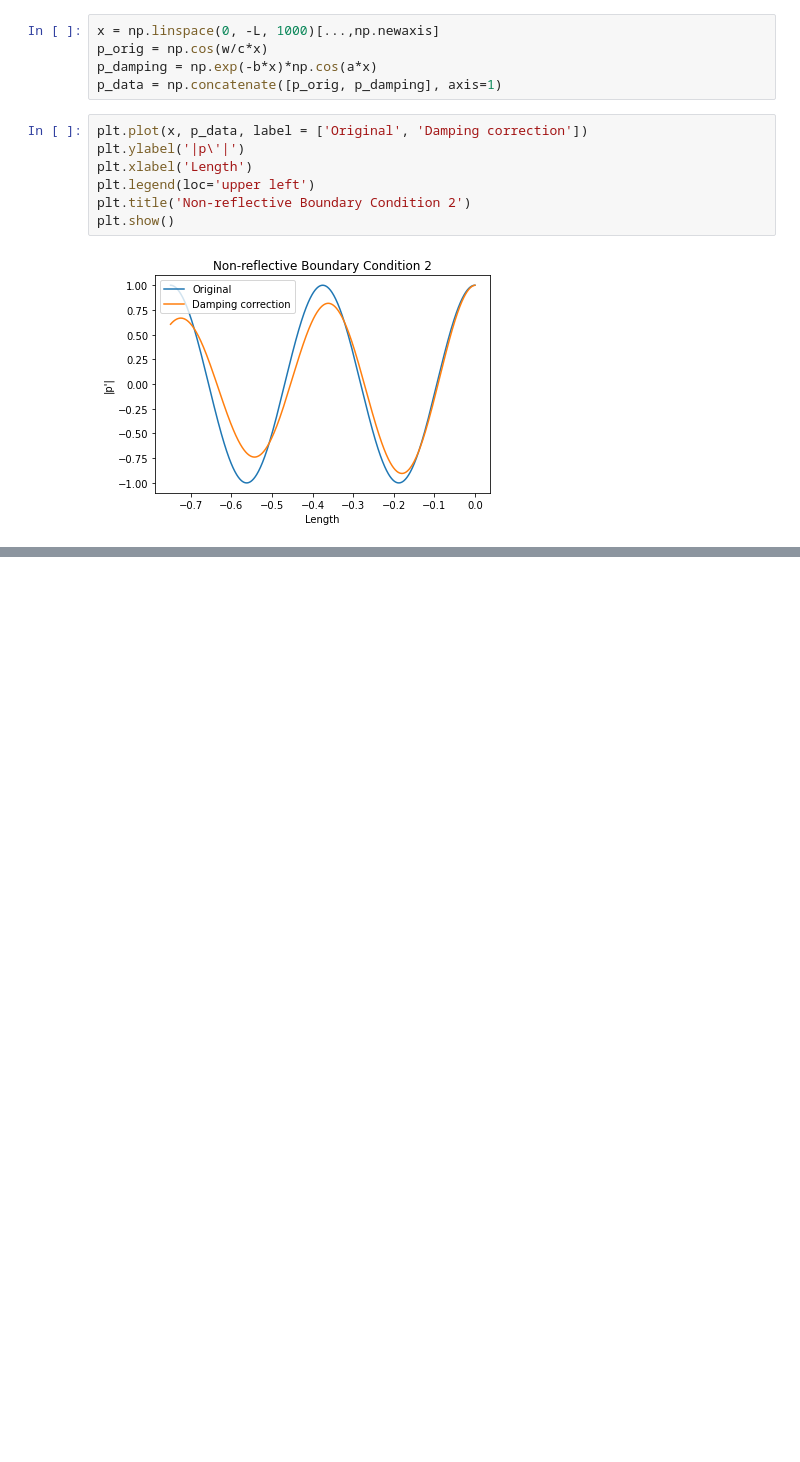
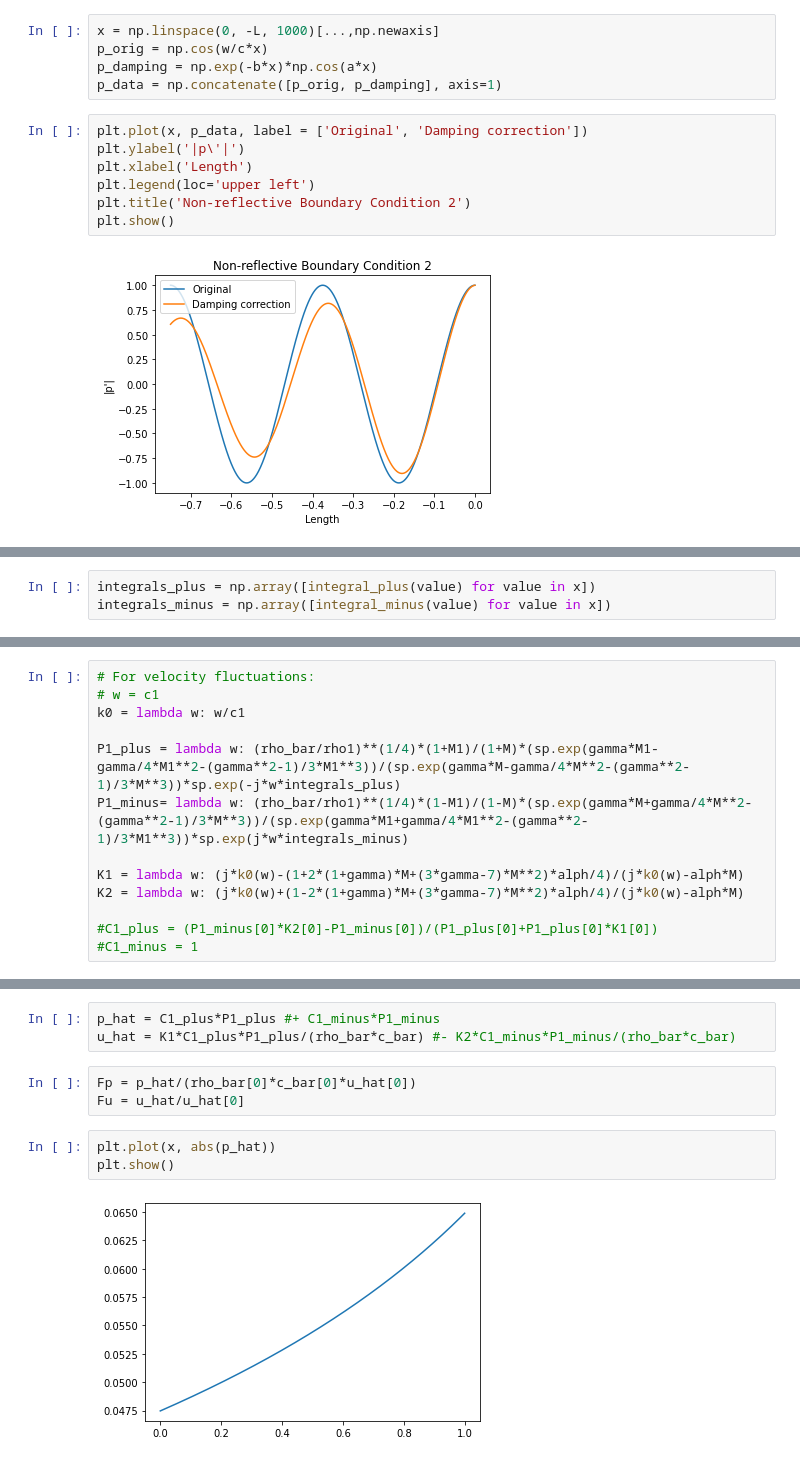
Before and after one commit to kyubin-l/fyp, a Jupyter notebook: acoustic-modes.ipynb, the cells around one changed output, grey strips where cells are left out. Drawn from its saved outputs; the diff is of its cells as text; blank space fills up the shorter version.

```diff
--- a/acoustic-modes.ipynb
+++ b/acoustic-modes.ipynb
@@ -169,0 +267,3 @@ plt.show()
+# %%
+integrals_plus = np.array([integral_plus(value) for value in x])
+integrals_minus = np.array([integral_minus(value) for value in x])
@@ -169,0 +276,13 @@ plt.show()
+# %%
+# For velocity fluctuations:
+# w = c1
+k0 = lambda w: w/c1
+
+P1_plus = lambda w: (rho_bar/rho1)**(1/4)*(1+M1)/(1+M)*(sp.exp(gamma*M1-gamma/4*M1**2-(gamma**2-1)/3*M1**3))/(sp.exp(gamma*M-gamma/4*M**2-(gamma**2-1)/3*M**3))*sp.exp(-j*w*integrals_plus)
+P1_minus= lambda w: (rho_bar/rho1)**(1/4)*(1-M1)/(1-M)*(sp.exp(gamma*M+gamma/4*M**2-(gamma**2-1)/3*M**3))/(sp.exp(gamma*M1+gamma/4*M1**2-(gamma**2-1)/3*M1**3))*sp.exp(j*w*integrals_minus)
+
+K1 = lambda w: (j*k0(w)-(1+2*(1+gamma)*M+(3*gamma-7)*M**2)*alph/4)/(j*k0(w)-alph*M)
+K2 = lambda w: (j*k0(w)+(1-2*(1+gamma)*M+(3*gamma-7)*M**2)*alph/4)/(j*k0(w)-alph*M)
+
+#C1_plus = (P1_minus[0]*K2[0]-P1_minus[0])/(P1_plus[0]+P1_plus[0]*K1[0])
+#C1_minus = 1
@@ -169,0 +310,11 @@ plt.show()
+# %%
+p_hat = C1_plus*P1_plus #+ C1_minus*P1_minus
+u_hat = K1*C1_plus*P1_plus/(rho_bar*c_bar) #- K2*C1_minus*P1_minus/(rho_bar*c_bar)
+# %%
+Fp = p_hat/(rho_bar[0]*c_bar[0]*u_hat[0])
+Fu = u_hat/u_hat[0]
+# %%
+plt.plot(x, abs(p_hat))
+plt.show()
+# %% [output]
+[figure, added]
```
Also changed, not shown: parts of 25 cells of this notebook.
